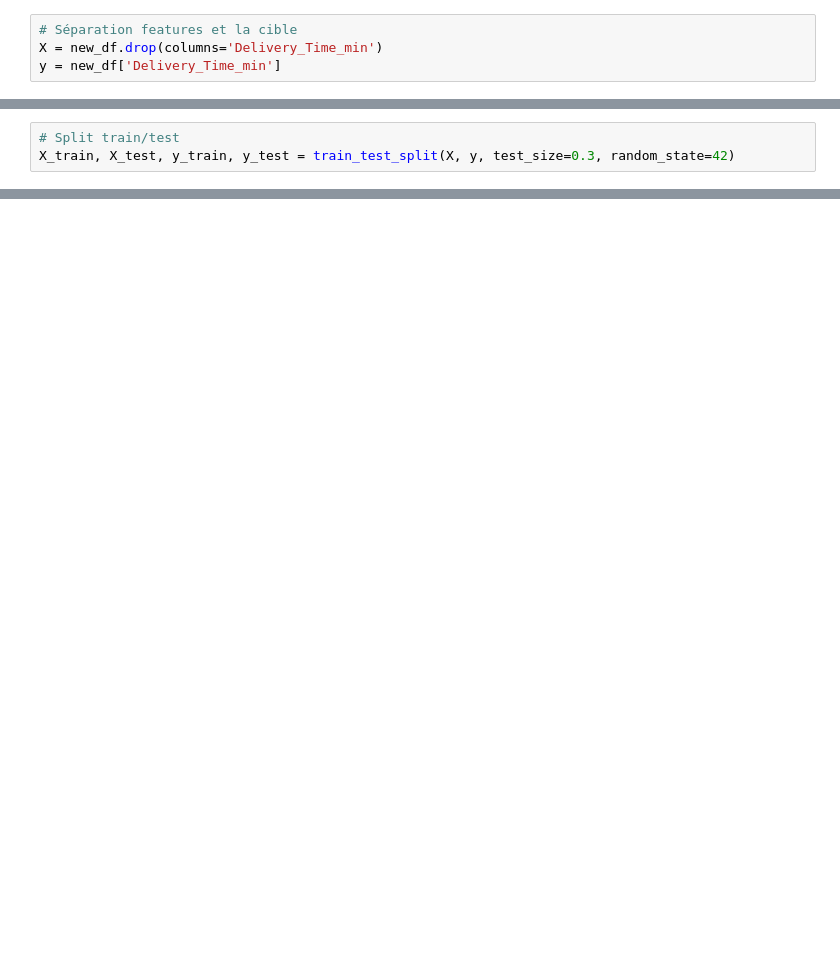
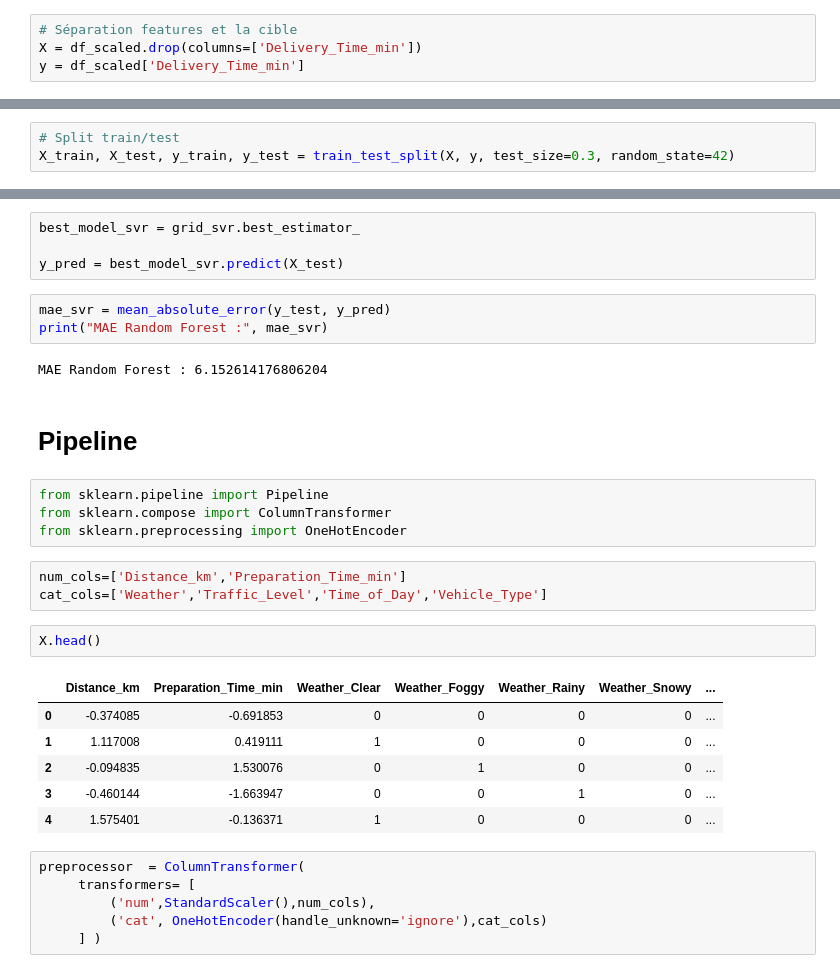
Before and after one commit to khadija199904/Data-IA-Simplon-Maghreb, a Jupyter notebook: Brief2- Prédiction Temps de Livraison/EDA.ipynb, the cells around one changed output, grey strips where cells are left out. Drawn from its saved outputs; the diff is of its cells as text; blank space fills up the shorter version.

```diff
--- a/Brief2- Prédiction Temps de Livraison/EDA.ipynb
+++ b/Brief2- Prédiction Temps de Livraison/EDA.ipynb
@@ -236,7 +245,7 @@ new_df.shape
 # %%
 # Séparation features et la cible
-X = new_df.drop(columns='Delivery_Time_min')
-y = new_df['Delivery_Time_min']
+X = df_scaled.drop(columns=['Delivery_Time_min'])
+y = df_scaled['Delivery_Time_min']
 # %% [markdown]
 # Sélection de features (SelectKBest)
 # %%
@@ -313,0 +333,33 @@ Meilleur MAE SVR : 0.42989344179843575
+# %%
+best_model_svr = grid_svr.best_estimator_
+
+y_pred = best_model_svr.predict(X_test)
+# %%
+mae_svr = mean_absolute_error(y_test, y_pred)
+print("MAE Random Forest :", mae_svr)
+# %% [output]
+MAE Random Forest : 6.152614176806204
+# %% [markdown]
+# Pipeline
+# %%
+from sklearn.pipeline import Pipeline
+from sklearn.compose import ColumnTransformer
+from sklearn.preprocessing import OneHotEncoder
+# %%
+num_cols=['Distance_km','Preparation_Time_min']
+cat_cols=['Weather','Traffic_Level','Time_of_Day','Vehicle_Type']
+# %%
+X.head()
+# %% [output]
+|  | Distance_km | Preparation_Time_min | Weather_Clear | Weather_Foggy | Weather_Rainy | Weather_Snowy | ... |
+| 0 | -0.374085 | -0.691853 | 0 | 0 | 0 | 0 | ... |
+| 1 | 1.117008 | 0.419111 | 1 | 0 | 0 | 0 | ... |
+| 2 | -0.094835 | 1.530076 | 0 | 1 | 0 | 0 | ... |
+| 3 | -0.460144 | -1.663947 | 0 | 0 | 1 | 0 | ... |
+| 4 | 1.575401 | -0.136371 | 1 | 0 | 0 | 0 | ... |
+# %%
+preprocessor  = ColumnTransformer(
+     transformers= [
+         ('num',StandardScaler(),num_cols),
+         ('cat', OneHotEncoder(handle_unknown='ignore'),cat_cols)
+     ] )
```
Also changed, not shown: parts of 30 cells of this notebook.
